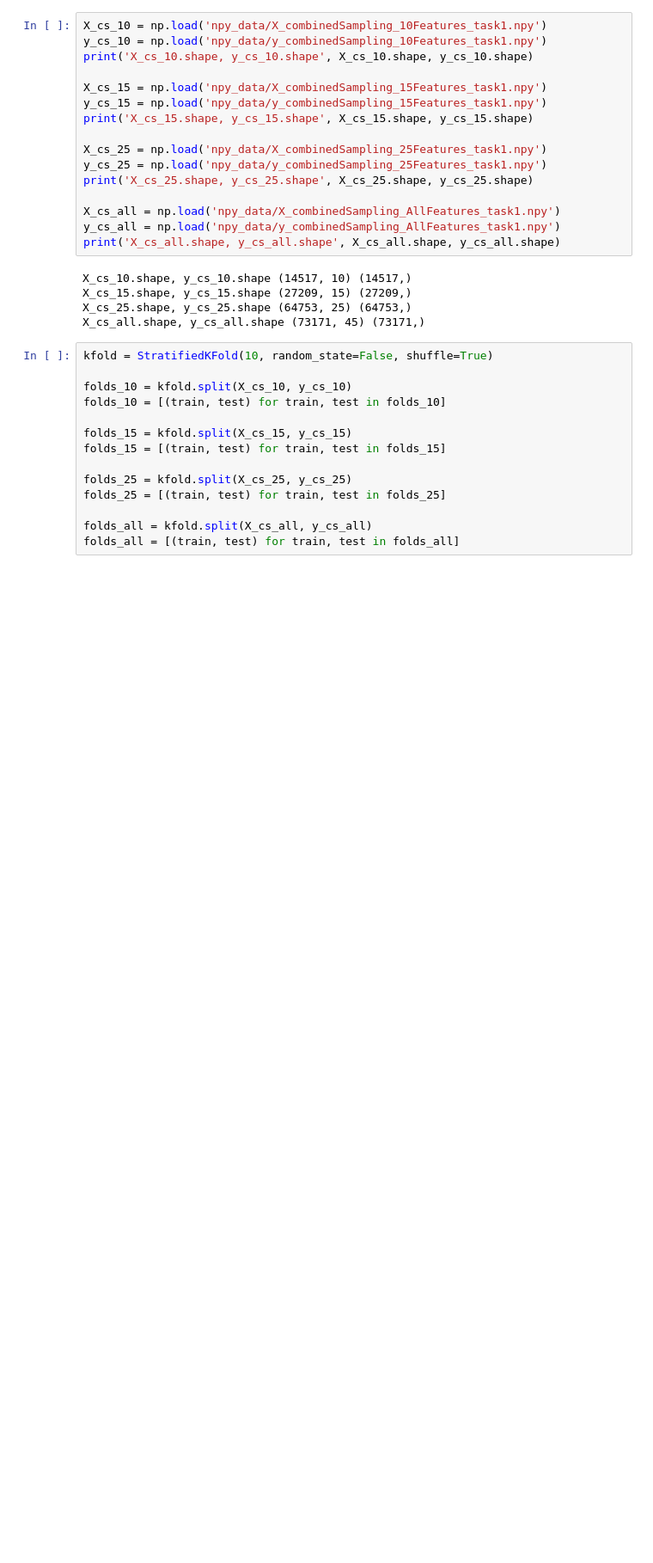
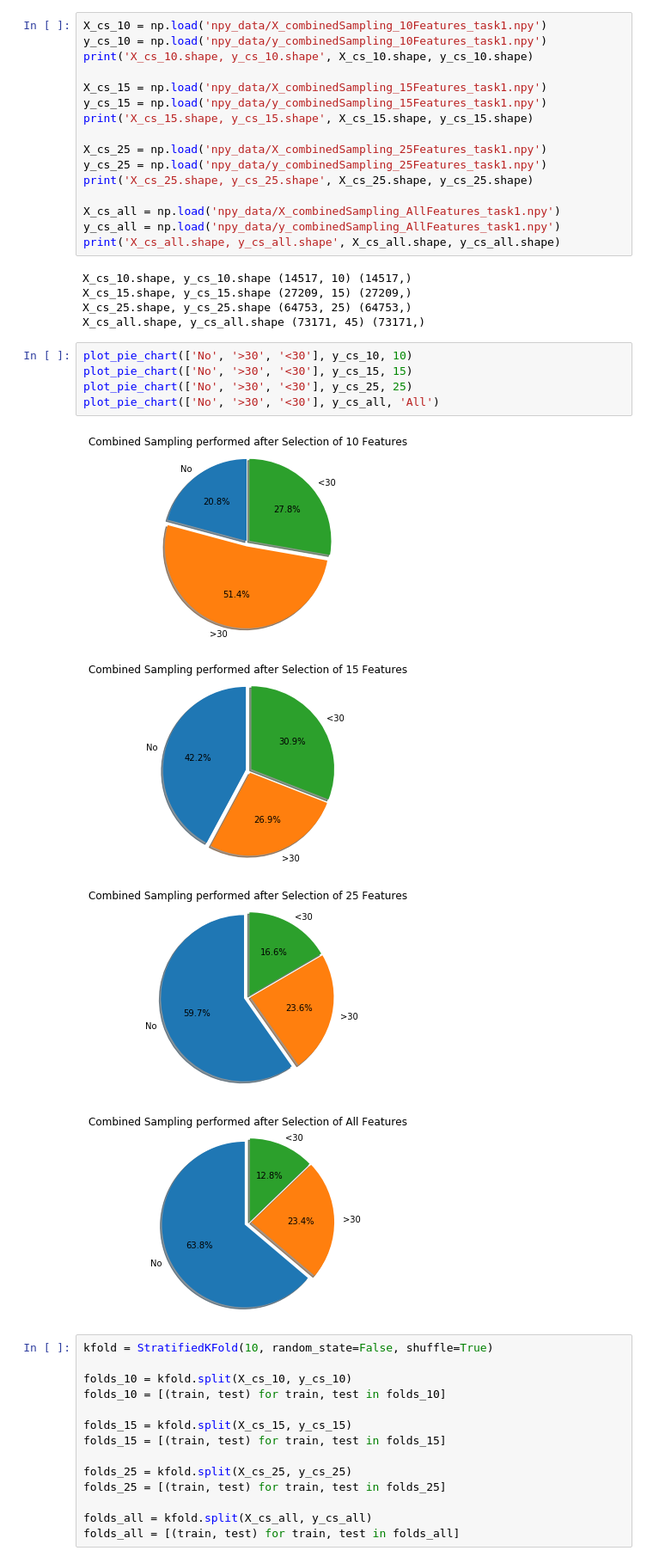
Before and after one commit to YahyaAlaaMassoud/CSI5155---Project-Fall-2020, a Jupyter notebook: supervised_learning_task_1_feature_selection.ipynb, the cells around one changed output. Shown at 86% size. Saved outputs shown, nothing was run; the diff lists cells and outputs as text; blank space fills up the shorter version.

Commit message:
add ROC curves, pir chart

```diff
--- a/task_1_feature_selection.ipynb
+++ b/supervised_learning_task_1_feature_selection.ipynb
@@ -57,6 +57,16 @@ X_cs_10.shape, y_cs_10.shape (14517, 10) (14517,)
 X_cs_15.shape, y_cs_15.shape (27209, 15) (27209,)
 X_cs_25.shape, y_cs_25.shape (64753, 25) (64753,)
 X_cs_all.shape, y_cs_all.shape (73171, 45) (73171,)
+# %%
+plot_pie_chart(['No', '>30', '<30'], y_cs_10, 10)
+plot_pie_chart(['No', '>30', '<30'], y_cs_15, 15)
+plot_pie_chart(['No', '>30', '<30'], y_cs_25, 25)
+plot_pie_chart(['No', '>30', '<30'], y_cs_all, 'All')
+# %% [output]
+[figure, added]
+[figure, added]
+[figure, added]
+[figure, added]
 # %%
 kfold = StratifiedKFold(10, random_state=False, shuffle=True)
 
```
Also changed, not shown: parts of 4 cells of this notebook, 6 other files.
